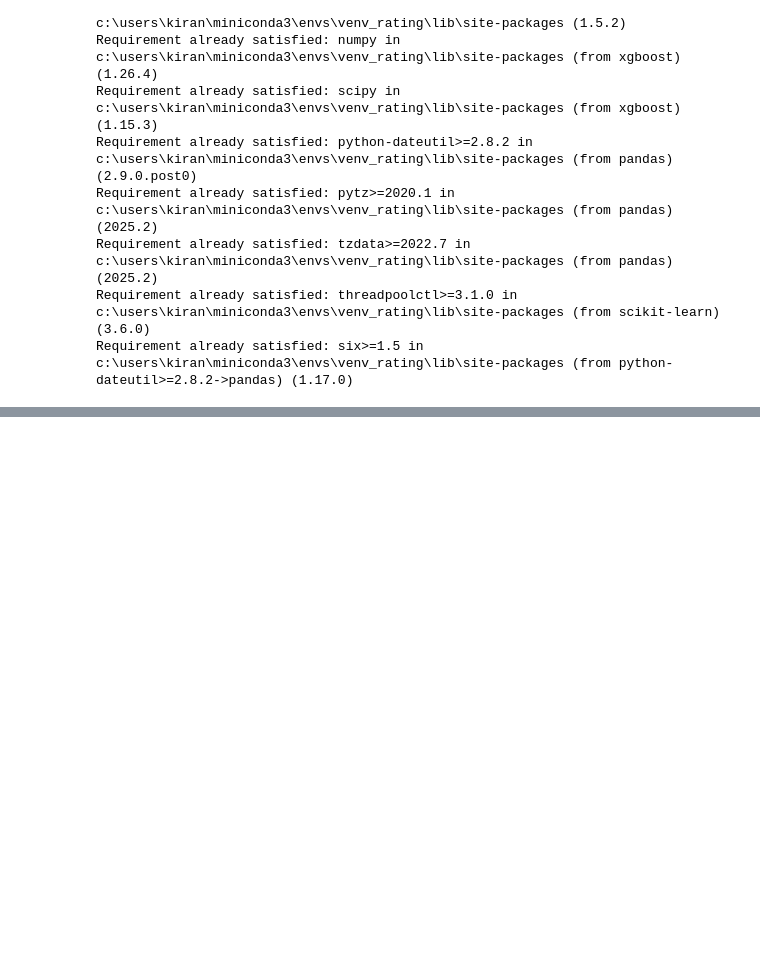
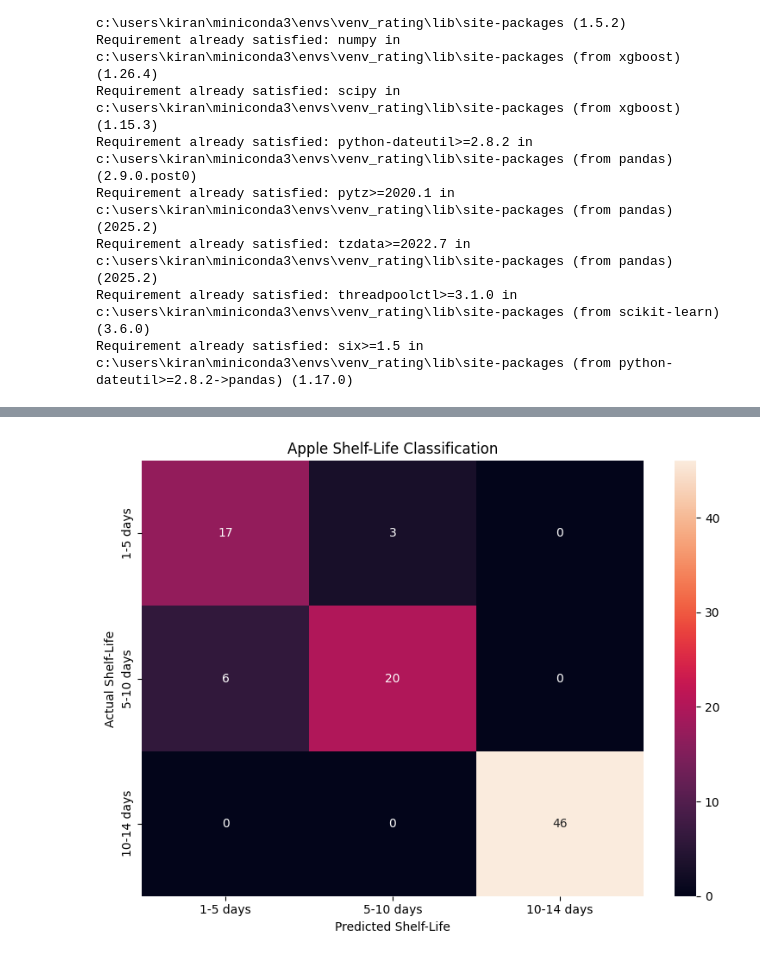
Before and after one commit to kumar-kiran-24/fruit-quality-and-shelf-life-prediction, a Jupyter notebook: model/notebook/apple_shelf_life_model.ipynb, the cells around one changed output, grey strips where cells are left out. Cells and saved outputs as stored; diff of their text form; code cells hidden in the pictures; blank space fills up the shorter version.

Commit message:
train the shelf life predication model

```diff
--- a/model/notebook/apple_shelf_life_model.ipynb
+++ b/model/notebook/apple_shelf_life_model.ipynb
@@ -14,0 +994,48 @@ Requirement already satisfied: six>=1.5 in c:\users\kiran\miniconda3\envs\venv_r
+# %%
+# CONFUSION MATRIX
+
+cm = confusion_matrix(
+    all_actual,
+    all_predictions
+)
+
+
+plt.figure(
+    figsize=(8, 6)
+)
+
+
+sns.heatmap(
+
+    cm,
+
+    annot=True,
+
+    fmt="d",
+
+    xticklabels=CLASS_NAMES,
+
+    yticklabels=CLASS_NAMES
+)
+
+
+plt.xlabel(
+    "Predicted Shelf-Life"
+)
+
+
+plt.ylabel(
+    "Actual Shelf-Life"
+)
+
+
+plt.title(
+    "Apple Shelf-Life Classification"
+)
+
+
+plt.tight_layout()
+
+plt.show()
+# %% [output]
+[figure, added]
```
Also changed, not shown: parts of 8 cells of this notebook, 24 other files.
